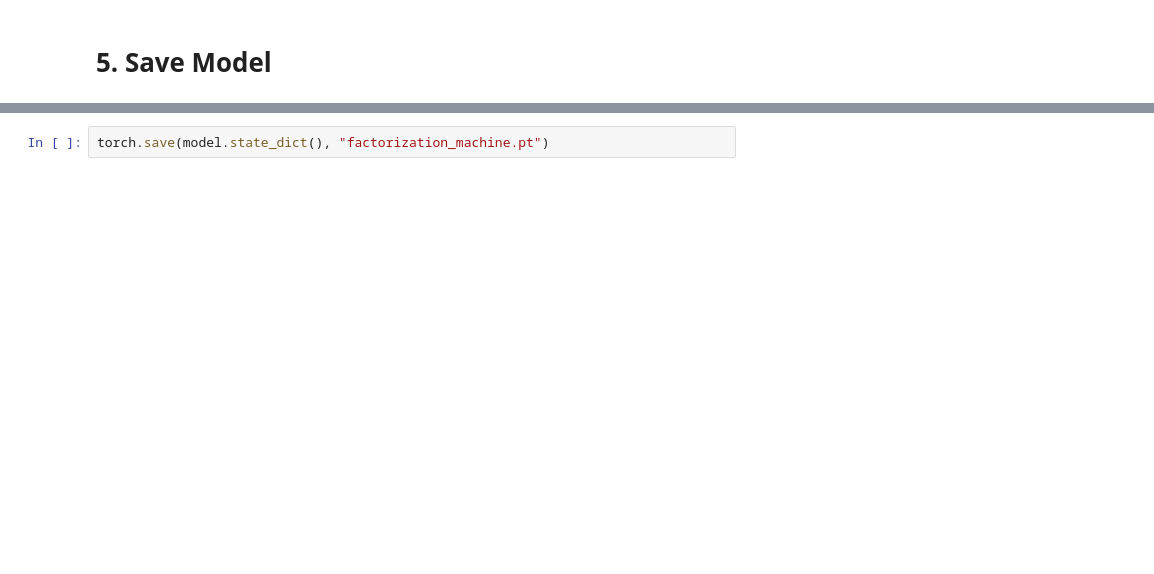
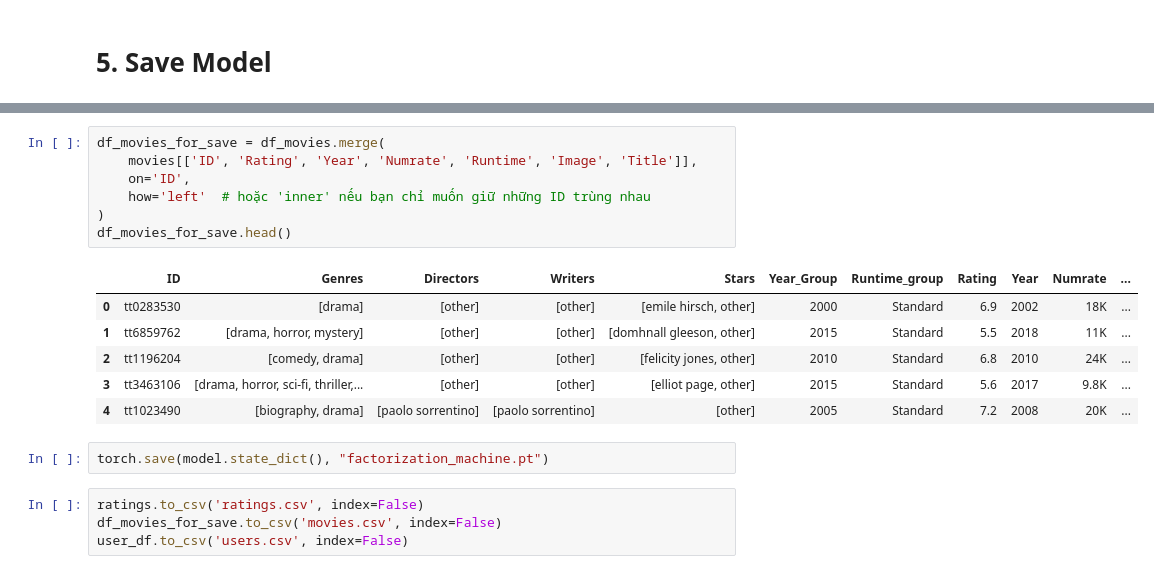
Before and after one commit to Chinh-de/Movie-Recommender-System-use-Factorization-Machine, a Jupyter notebook: Notebooks/factorization-machine-recommender-system.ipynb, the cells around one changed output, grey strips where cells are left out. Drawn from its saved outputs; the diff is of its cells as text; blank space fills up the shorter version.

```diff
--- a/Notebooks/factorization-machine-recommender-system.ipynb
+++ b/Notebooks/factorization-machine-recommender-system.ipynb
@@ -1278,5 +1707,23 @@ AfroPixFlix - tt1772424: pred: 5.60/10  real: 6.0
+# %%
+df_movies_for_save = df_movies.merge(
+    movies[['ID', 'Rating', 'Year', 'Numrate', 'Runtime', 'Image', 'Title']],
+    on='ID',
+    how='left'  # hoặc 'inner' nếu bạn chỉ muốn giữ những ID trùng nhau
+)
+df_movies_for_save.head()
+# %% [output]
+|  | ID | Genres | Directors | Writers | Stars | Year_Group | Runtime_group | Rating | Year | Numrate | ... |
+| 0 | tt0283530 | [drama] | [other] | [other] | [emile hirsch, other] | 2000 | Standard | 6.9 | 2002 | 18K | ... |
+| 1 | tt6859762 | [drama, horror, mystery] | [other] | [other] | [domhnall gleeson, other] | 2015 | Standard | 5.5 | 2018 | 11K | ... |
+| 2 | tt1196204 | [comedy, drama] | [other] | [other] | [felicity jones, other] | 2010 | Standard | 6.8 | 2010 | 24K | ... |
+| 3 | tt3463106 | [drama, horror, sci-fi, thriller,... | [other] | [other] | [elliot page, other] | 2015 | Standard | 5.6 | 2017 | 9.8K | ... |
+| 4 | tt1023490 | [biography, drama] | [paolo sorrentino] | [paolo sorrentino] | [other] | 2005 | Standard | 7.2 | 2008 | 20K | ... |
 # %%
 torch.save(model.state_dict(), "factorization_machine.pt")
+# %%
+ratings.to_csv('ratings.csv', index=False)
+df_movies_for_save.to_csv('movies.csv', index=False)
+user_df.to_csv('users.csv', index=False)
 # %%
 import pickle
 
```
Also changed, not shown: parts of 43 cells of this notebook, 17 other files.
